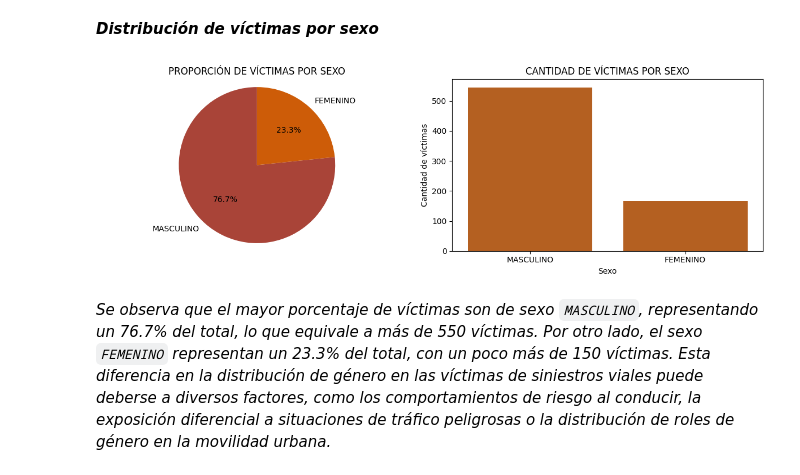
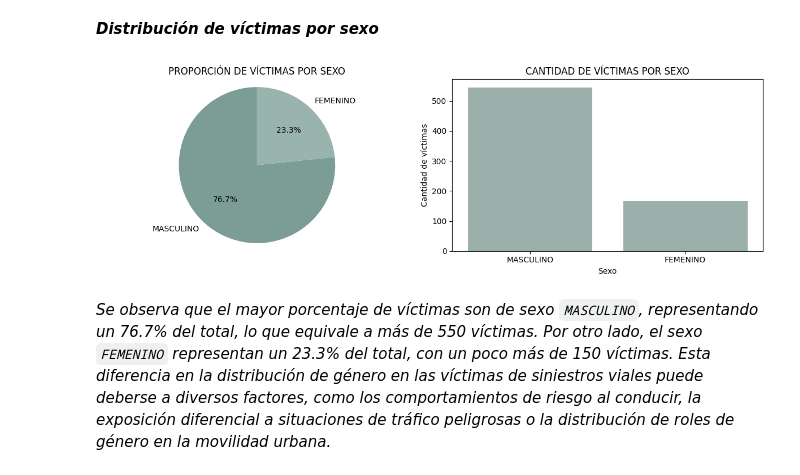
Before and after one commit to MiliTrres/SiniestrosViales-PI2-Henry, a Jupyter notebook: EDA.ipynb, the cells around one changed output. Saved outputs shown, nothing was run; the diff lists cells and outputs as text; code cells hidden in the pictures.

```diff
--- a/EDA.ipynb
+++ b/EDA.ipynb
@@ -1115,26 +1148,26 @@ plt.show()
 # %%
 sexo = homicidios_victimas[homicidios_victimas['Sexo'] != 'SD']
 
 sexo_values = sexo['Sexo'].value_counts()
 
 fig, (ax1, ax2) = plt.subplots(1, 2, figsize=(12, 4))
 
 
-ax1.pie(sexo_values, labels=sexo_values.index, autopct='%1.1f%%', startangle=90, colors=['#A94438', '#CD5C08'])
+ax1.pie(sexo_values, labels=sexo_values.index, autopct='%1.1f%%', startangle=90, colors=['#7C9D96', '#99B3AD'])
 ax1.set_title('PROPORCIÓN DE VÍCTIMAS POR SEXO')
 ax1.axis('equal')
 
 
-sns.countplot(data=sexo, x='Sexo', order=sexo['Sexo'].value_counts().index, color='#CD5C08')
+sns.countplot(data=sexo, x='Sexo', order=sexo['Sexo'].value_counts().index, color='#99B3AD')
 ax2.set_title('CANTIDAD DE VÍCTIMAS POR SEXO')
 ax2.set_xlabel('Sexo')
 ax2.set_ylabel('Cantidad de víctimas')
 
 
 plt.tight_layout()
 plt.show()
 # %% [output]
-[figure, old version]
+[figure, new version]
 # %% [markdown]
 *Se observa que el mayor porcentaje de víctimas son de sexo `MASCULINO`, representando un 76.7% del total, lo que equivale a más de 550 víctimas. Por otro lado, el sexo `FEMENINO` representan un 23.3% del total, con un poco más de 150 víctimas. Esta diferencia en la distribución de género en las víctimas de siniestros viales puede deberse a diversos factores, como los comportamientos de riesgo al conducir, la exposición diferencial a situaciones de tráfico peligrosas o la distribución de roles de género en la movilidad urbana.*
 # %% [markdown]
```
Also changed, not shown: parts of 22 cells of this notebook, 1 other file.
